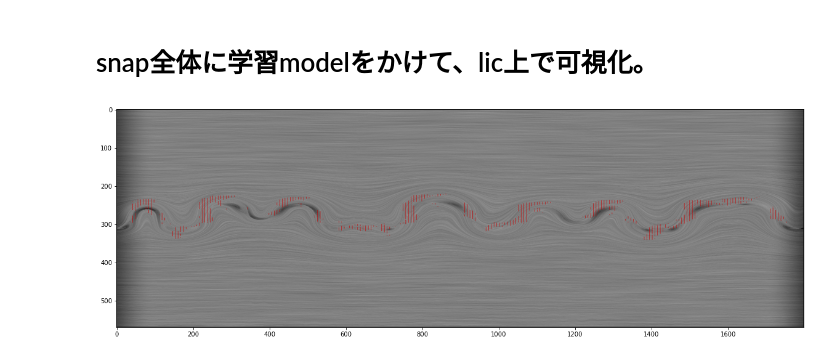
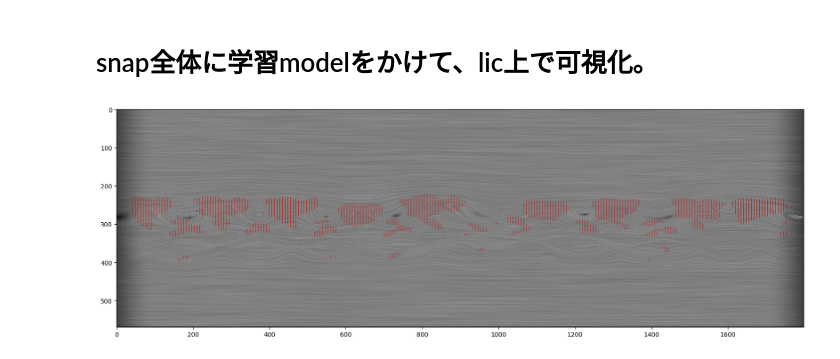
Before and after one commit to koki-mus/research, a Jupyter notebook: src/doML.ipynb, the cells around one changed output. Drawn from its saved outputs; the diff is of its cells as text; code cells hidden in the pictures.

Commit message:
ML dilute done

```diff
--- a/src/doML.ipynb
+++ b/src/doML.ipynb
@@ -17,8 +17,8 @@ picout = root_dir + "MLres/"
 # %%
 TARGET = "density" #ALTIMAGES等のディレクトリにくっつけます
 #それぞれ1番最後の'/'は忘れずつけること
-ALTIMAGES0 = root_dir + "imgout/0117_not/"#リコネクションなし分割済データフォルダ.makesepnpy.ipynbであらかじめ分割データを入れておく
-ALTIMAGES1 = root_dir + "imgout/0117_1X/"#リコネクションあり分割済データフォルダ.makesepnpy.ipynbであらかじめ分割データを入れておく
+ALTIMAGES0 = root_dir + "imgout/0124_notalt/"#リコネクションなし分割済データフォルダ.makesepnpy.ipynbであらかじめ分割データを入れておく
+ALTIMAGES1 = root_dir + "imgout/0124_1Xalt/"#リコネクションあり分割済データフォルダ.makesepnpy.ipynbであらかじめ分割データを入れておく
 SOURCE0 = [root_dir + "imgout/0117_not/",root_dir + "imgout/0117_1O/"]#リコネクションありのラベリングcsvのあるフォルダ
 SOURCE1 = [root_dir + "imgout/0117_1X/"]#リコネクションなしのラベリングcsvのあるフォルダ
 IMGSHAPE = (100,10)#出来れば画像サイズはすべて同じで合ってほしい。違うサイズが混じる場合は最も多いサイズを指定すること
@@ -26,7 +26,7 @@ IMGSHAPE = (100,10)#出来れば画像サイズはすべて同じで合ってほ
 DO_PCA = False #データ圧縮。IMGSHAPEと、データサイズが途方もなく多ければTrueにする。
 randomstate = None #学習時のパラメータ。初期値はNone。結果を固定したければ1とかに設定する。
 
-ML = MLs.ML(TARGET, ALTIMAGES0, ALTIMAGES1, SOURCE0, SOURCE1, IMGSHAPE, DO_PCA,randomstate=randomstate)
+ML = MLs.ML(TARGET, ALTIMAGES0, ALTIMAGES1, SOURCE0, SOURCE1, IMGSHAPE, DO_PCA,randomstate=randomstate, dilute=True)
 # %%
 #画像出力用関数
 import cv2
@@ -442,7 +453,7 @@ tag = "O"
 methodname = "XGBoost"
 para = 10
 job = 10
-dataset = 49
+dataset = 77
 snap = mf.gen_snap_path(target, para, job, dataset)
 
 #学習モデルをファイルに保存、読み込み例
@@ -455,7 +466,8 @@ def loadmodel(modelsdir, target, tag, methodname):
     with open(path, 'rb') as f:
         return pickle.load(f)[0]
 # model = loadmodel(picout, target, tag, methodname)
-model = model[0]
+# model = model[0]
+model = svm
 import cv2
 def P(snappath, model):
 
@@ -491,31 +503,31 @@ def P(snappath, model):
     im = (mf.load(snappath))
     ys = range(51,im.shape[0]-51)
     # xs = range(6,im.shape[1]-6)
     xs = range(6,251)
     len_ysxs = len(xs)*len(ys)
     # separated = {"loc":[[0,0,0,0] for i in range(len_ysxs)], "im":[], "preds":[]}
     separated = {"loc":[], "im":[], "preds":[]}
     # i_count = 0
     for y in ys:
         for x in xs:
             separated["im"].append(trimnpy(im, x,y))
             separated["loc"].append((y,x))
 
             # separated["im"][i_count,:] = trimnpy(im,x,y)
             # i_count += 1
     separated["preds"] = model.predict(separated["im"])
     reconnectings = []
     for i in range(len(separated["im"])):
         if separated["preds"][i]:
             reconnectings.append(separated["loc"][i])
     licpath = f"../imgout/ohnolic/snap{dataset}/lic_snap{dataset}.{'{0:02d}'.format(int(para))}.{'{0:02d}'.format(int(job))}.bmp"
     return drawOnBMP(licpath, reconnectings)
     # cv2.imwrite(outname, separated_im)
 
 lic = P(snap, model)
 import matplotlib.pyplot as plt
 fig = plt.figure(figsize=(20,20))
 plt.imshow(lic)
 plt.show()
 # %% [output]
-[figure, old version]
+[figure, new version]
```
Also changed, not shown: parts of 3 cells of this notebook, 6 other files.
